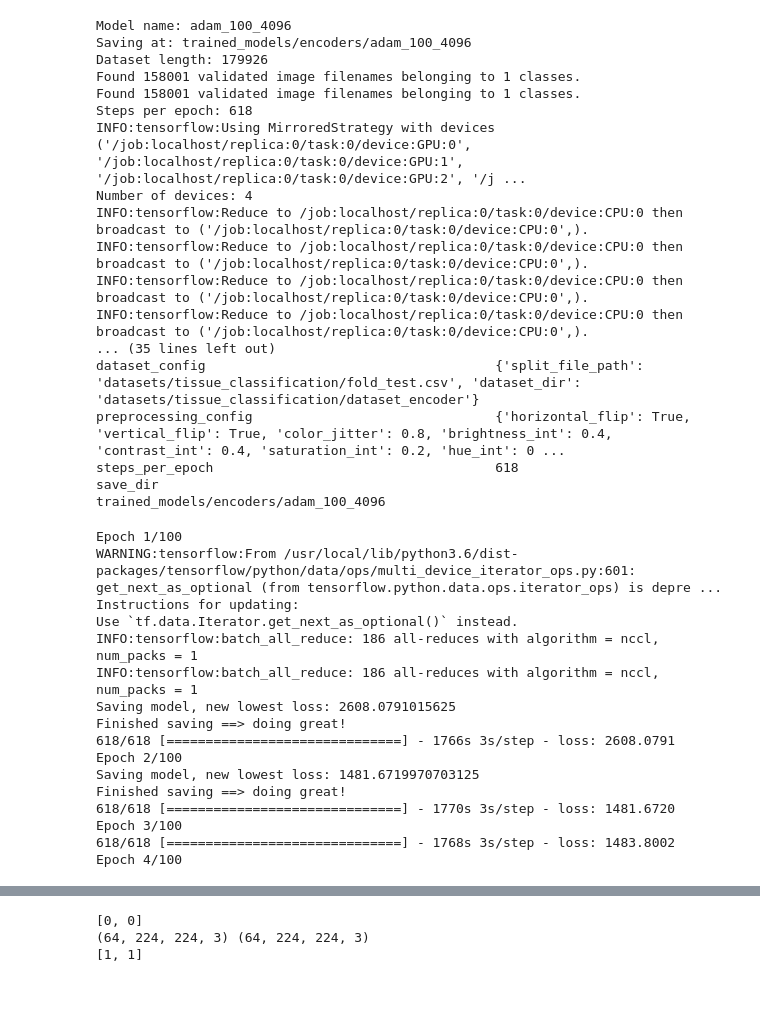
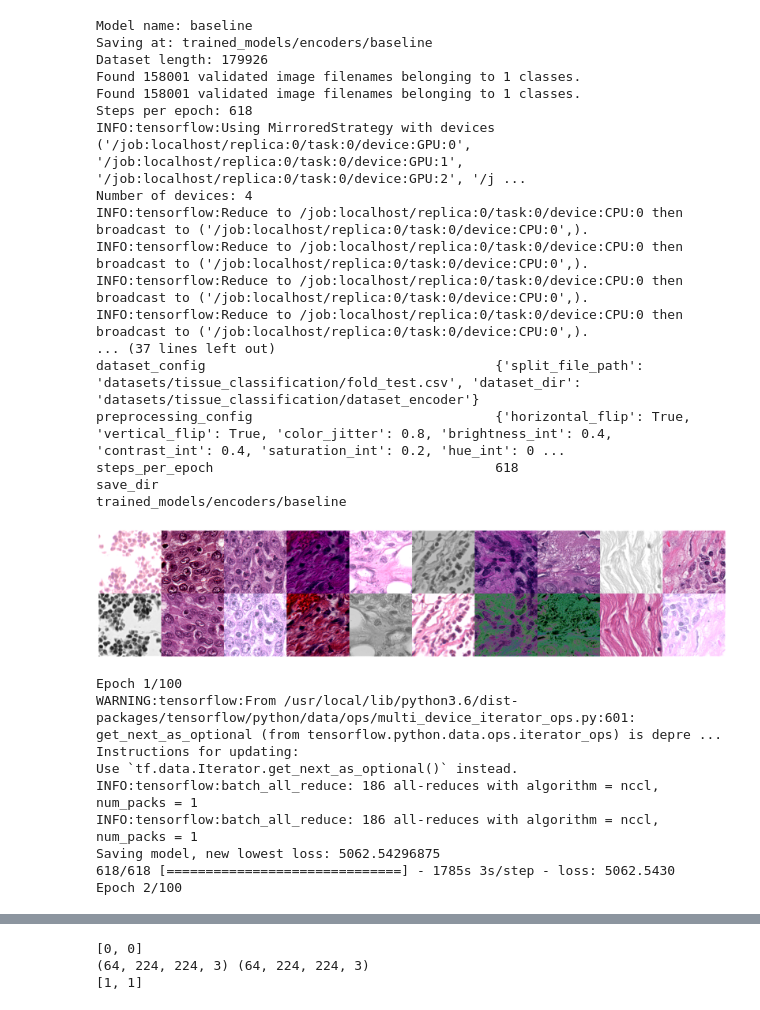
Before and after one commit to lancezhang04/semi-supervised-learning-for-histopathology, a Jupyter notebook: train_encoder.ipynb, the cells around one changed output, grey strips where cells are left out. Cells and saved outputs as stored; diff of their text form; code cells hidden in the pictures.

Commit message:
began multitask implementation

```diff
--- a/train_encoder.ipynb
+++ b/train_encoder.ipynb
@@ -44,7 +44,7 @@ def load_dataset():
 
     # Generate one dataset for each view
     # Data generation seems to be buggy when this is done in a loop...
-    datagen_a = ImageDataGenerator(rescale=1. / 225).flow_from_dataframe(
+    datagen_a = ImageDataGenerator(rescale=1. / 255).flow_from_dataframe(
         df[df['split'] == 'train'],
         shuffle=False,
         seed=config['random_seed'],
@@ -52,7 +52,7 @@ def load_dataset():
         batch_size=config['batch_size']
     )
 
-    datagen_b = ImageDataGenerator(rescale=1. / 225).flow_from_dataframe(
+    datagen_b = ImageDataGenerator(rescale=1. / 255).flow_from_dataframe(
         df[df['split'] == 'train'],
         shuffle=False,
         seed=config['random_seed'],
@@ -150,5 +160,5 @@ tf.random.set_seed(config['random_seed'])
 # %%
-save_dir = configure_saving('adam_100_4096')
+save_dir = configure_saving('baseline')
 print('Saving at:', save_dir)
 
 dataset, datagens = load_dataset()
@@ -162,13 +172,13 @@ if config['patience'] is not None:
 mc = EncoderCheckpoint(resnet_enc, save_dir)
 callbacks.append(mc)
 
-callbacks.append(ResetBatchIndex(datagens))
+# callbacks.append(ResetBatchIndex(datagens))
 callbacks.append(Logger())
 
 log_config(config, save_config=True)
 # %% [output]
-Model name: adam_100_4096
-Saving at: trained_models/encoders/adam_100_4096
+Model name: baseline
+Saving at: trained_models/encoders/baseline
 Dataset length: 179926
 Found 158001 validated image filenames belonging to 1 classes.
 Found 158001 validated image filenames belonging to 1 classes.
@@ -179,36 +189,35 @@ INFO:tensorflow:Reduce to /job:localhost/replica:0/task:0/device:CPU:0 then broa
 INFO:tensorflow:Reduce to /job:localhost/replica:0/task:0/device:CPU:0 then broadcast to ('/job:localhost/replica:0/task:0/device:CPU:0',).
 INFO:tensorflow:Reduce to /job:localhost/replica:0/task:0/device:CPU:0 then broadcast to ('/job:localhost/replica:0/task:0/device:CPU:0',).
 INFO:tensorflow:Reduce to /job:localhost/replica:0/task:0/device:CPU:0 then broadcast to ('/job:localhost/replica:0/task:0/device:CPU:0',).
-... (35 lines left out)
+... (37 lines left out)
 dataset_config                                     {'split_file_path': 'datasets/tissue_classification/fold_test.csv', 'dataset_dir': 'datasets/tissue_classification/dataset_encoder'}
 preprocessing_config                               {'horizontal_flip': True, 'vertical_flip': True, 'color_jitter': 0.8, 'brightness_int': 0.4, 'contrast_int': 0.4, 'saturation_int': 0.2, 'hue_int': 0 ...
 steps_per_epoch                                    618
-save_dir                                           trained_models/encoders/adam_100_4096
+save_dir                                           trained_models/encoders/baseline
-# %%
-history = barlow_twins.fit(
-    dataset,
-    epochs=config['epochs'],
-    steps_per_epoch=config['steps_per_epoch'],
-    callbacks=callbacks
-)
-# %% [output]
-Epoch 1/100
-WARNING:tensorflow:From /usr/local/lib/python3.6/dist-packages/tensorflow/python/data/ops/multi_device_iterator_ops.py:601: get_next_as_optional (from tensorflow.python.data.ops.iterator_ops) is depre ...
-Instructions for updating:
-Use `tf.data.Iterator.get_next_as_optional()` instead.
-INFO:tensorflow:batch_all_reduce: 186 all-reduces with algorithm = nccl, num_packs = 1
-INFO:tensorflow:batch_all_reduce: 186 all-reduces with algorithm = nccl, num_packs = 1
-Saving model, new lowest loss: 2608.0791015625
-Finished saving ==> doing great!
-618/618 [==============================] - 1766s 3s/step - loss: 2608.0791
-Epoch 2/100
-Saving model, new lowest loss: 1481.6719970703125
-Finished saving ==> doing great!
-618/618 [==============================] - 1770s 3s/step - loss: 1481.6720
-Epoch 3/100
-618/618 [==============================] - 1768s 3s/step - loss: 1483.8002
-Epoch 4/100
+# %%
+batch_a, batch_b = next(iter(dataset))
+# %%
+# Check images manually, ummmmmmmmmmmmm, found a bug
+import matplotlib.pyplot as plt
+%matplotlib inline
+
+plt.figure(figsize=(30, 20))
+plt.imshow(np.vstack([
+    np.hstack(batch_a[0:10]),
+    np.hstack(batch_b[0:10])
+]))
+plt.axis('off')
+plt.show()
+# %% [output]
+[figure, added]
 # %%
+history = barlow_twins.fit(
+    dataset,
+    epochs=config['epochs'],
+    steps_per_epoch=config['steps_per_epoch'],
+    callbacks=callbacks
+)
+
 # Save training history
 with open(os.path.join(save_dir, 'history.json'), 'w') as f:
     json.dump(history.history, f)
@@ -216,3 +225,13 @@ with open(os.path.join(save_dir, 'history.json'), 'w') as f:
 # Save weights for the best ResNet backbone
 resnet_enc.load_weights(os.path.join(save_dir, 'encoder.h5'))
 resnet_enc.layers[1].save_weights(os.path.join(save_dir, 'resnet.h5'))
+# %% [output]
+Epoch 1/100
+WARNING:tensorflow:From /usr/local/lib/python3.6/dist-packages/tensorflow/python/data/ops/multi_device_iterator_ops.py:601: get_next_as_optional (from tensorflow.python.data.ops.iterator_ops) is depre ...
+Instructions for updating:
+Use `tf.data.Iterator.get_next_as_optional()` instead.
+INFO:tensorflow:batch_all_reduce: 186 all-reduces with algorithm = nccl, num_packs = 1
+INFO:tensorflow:batch_all_reduce: 186 all-reduces with algorithm = nccl, num_packs = 1
+Saving model, new lowest loss: 5062.54296875
+618/618 [==============================] - 1785s 3s/step - loss: 5062.5430
+Epoch 2/100
```
Also changed, not shown: parts of 4 cells of this notebook, 8 other files.
